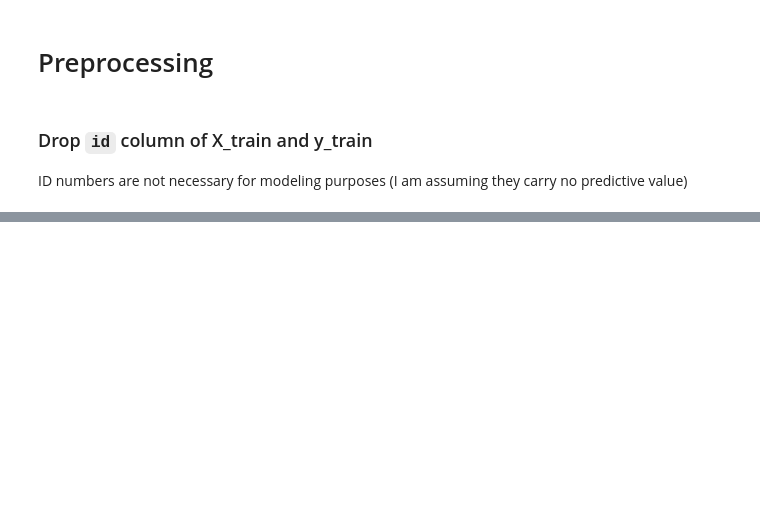
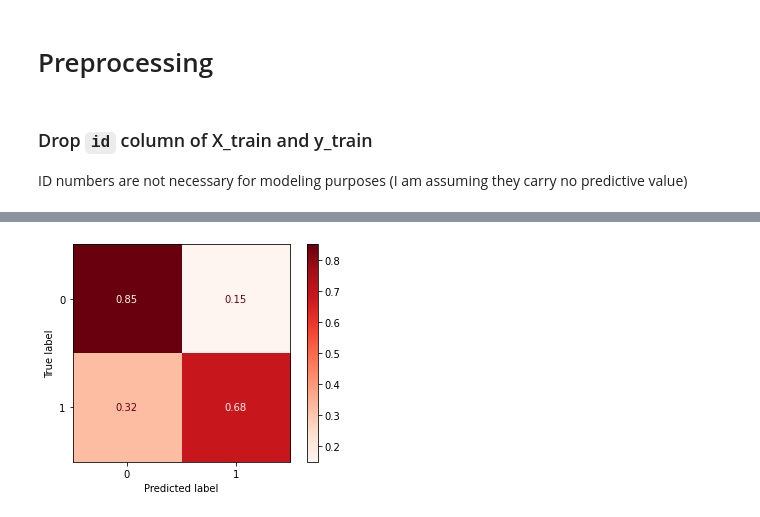
Before and after one commit to rjpost20/Classification-Project, a Jupyter notebook: Water Pump Classification Model.ipynb, the cells around one changed output, grey strips where cells are left out. Saved outputs shown, nothing was run; the diff lists cells and outputs as text; code cells hidden in the pictures; blank space fills up the shorter version.

Commit message:
Completed baseline model and logreg 1 model

```diff
--- a/Water Pump Classification Model.ipynb
+++ b/Water Pump Classification Model.ipynb
@@ -341,0 +592,7 @@ dtype: int64
+# %%
+steps=[('preprocessing', cleaning_pipeline),
+       ('logreg', LogisticRegression(random_state=42))]
+
+lr_1_pipe = Pipeline(steps)
+
+lr_1_pipe.fit(X_train, y_train.values.ravel())
@@ -341,0 +639,4 @@ dtype: int64
+# %%
+plot_confusion_matrix(lr_1_pipe, X_train, y_train, normalize='true', cmap='Reds');
+# %% [output]
+[figure, added]
```
Also changed, not shown: parts of 36 cells of this notebook.
